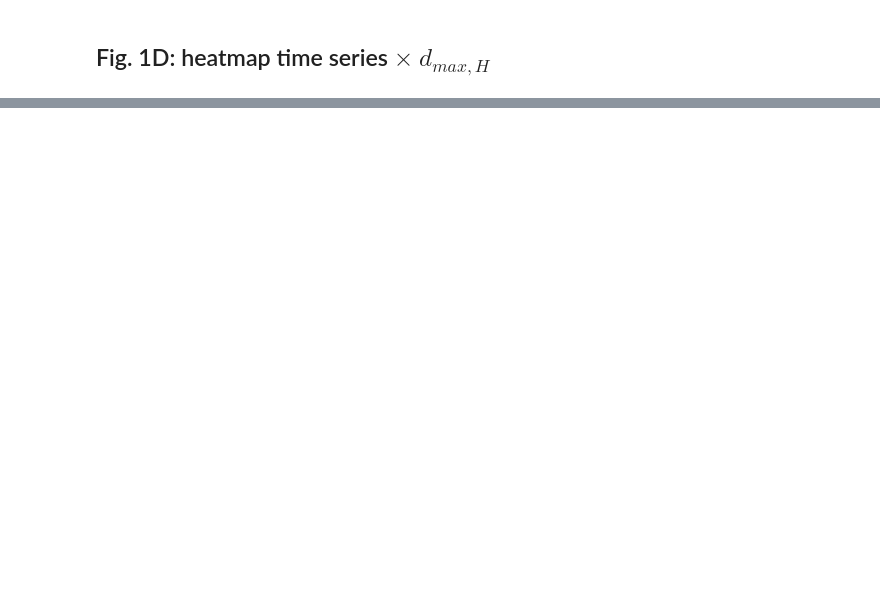
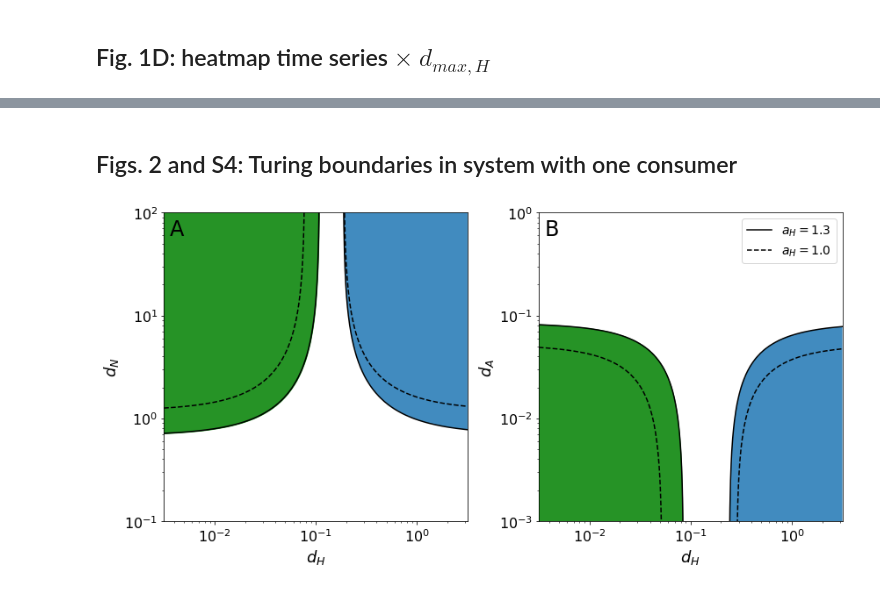
Before and after one commit to FelixNoessler/manuscript_turing_patterns, a Jupyter notebook: supporting_figures.ipynb, the cells around one changed output, grey strips where cells are left out. Drawn from its saved outputs; the diff is of its cells as text; code cells hidden in the pictures; blank space fills up the shorter version.

```diff
--- a/supporting_figures.ipynb
+++ b/supporting_figures.ipynb
@@ -783,0 +615,2 @@ plt.show()
+# %% [markdown]
+## Figs. 2 and S4: Turing boundaries in system with one consumer
@@ -783,0 +768,48 @@ plt.show()
+# %%
+fig = plt.figure(figsize=(12,6))
+
+ax1 = plt.subplot2grid((1,2),(0,0))
+
+ax1.loglog(dHvals,dNvals1,'k')
+ax1.loglog(dHvals,dNvals2,'k')
+
+ax1.loglog(dHvals,dNvals1a,'k--')
+ax1.loglog(dHvals,dNvals2a,'k--')
+
+ax1.fill_between(dHvals, dNvals1, 1000,  alpha=0.85)
+ax1.fill_between(dHvals, dNvals2, 1000, color='green', alpha=0.85)
+ax1.text(.02, .98, 'A', ha='left', va='top', transform=ax1.transAxes,fontsize=24)
+ax1.set_ylim(1e-1,1e2)
+ax1.set_xlim(pow(10,-2.5),pow(10,0.5))
+ax1.set_xlabel(r'$d_{H}$',fontsize=18)
+ax1.set_ylabel(r'$d_{N}$',fontsize=18)
+
+plt.xticks(fontsize=16)
+plt.yticks(fontsize=16)
+
+ax2 = plt.subplot2grid((1,2),(0,1))
+
+ax2.loglog(dHvals,dAvals1,'k',label=r'$a_H=1.3$')
+ax2.loglog(dHvals,dAvals2,'k')
+
+ax2.loglog(dHvals,dAvals1a,'k--',label=r'$a_H=1.0$')
+ax2.loglog(dHvals,dAvals2a,'k--')
+
+ax2.fill_between(dHvals, dAvals1, 0, alpha=0.85)
+ax2.fill_between(dHvals, dAvals2, 0, color='green', alpha=0.85)
+ax2.text(.02, .98, 'B', ha='left', va='top', transform=ax2.transAxes,fontsize=24)
+ax2.set_ylim(1e-3,1e0)
+ax2.set_xlim(pow(10,-2.5),pow(10,0.5))
+ax2.set_xlabel(r'$d_{H}$',fontsize=18)
+ax2.set_ylabel(r'$d_{A}$',fontsize=18)
+
+ax2.legend(fontsize=14)
+
+plt.xticks(fontsize=16)
+plt.yticks(fontsize=16)
+
+
+plt.tight_layout()
+plt.savefig('revision_figures/Figure_S4.png',dpi=300)
+# %% [output]
+[figure, added]
```
Also changed, not shown: parts of 43 cells of this notebook.
